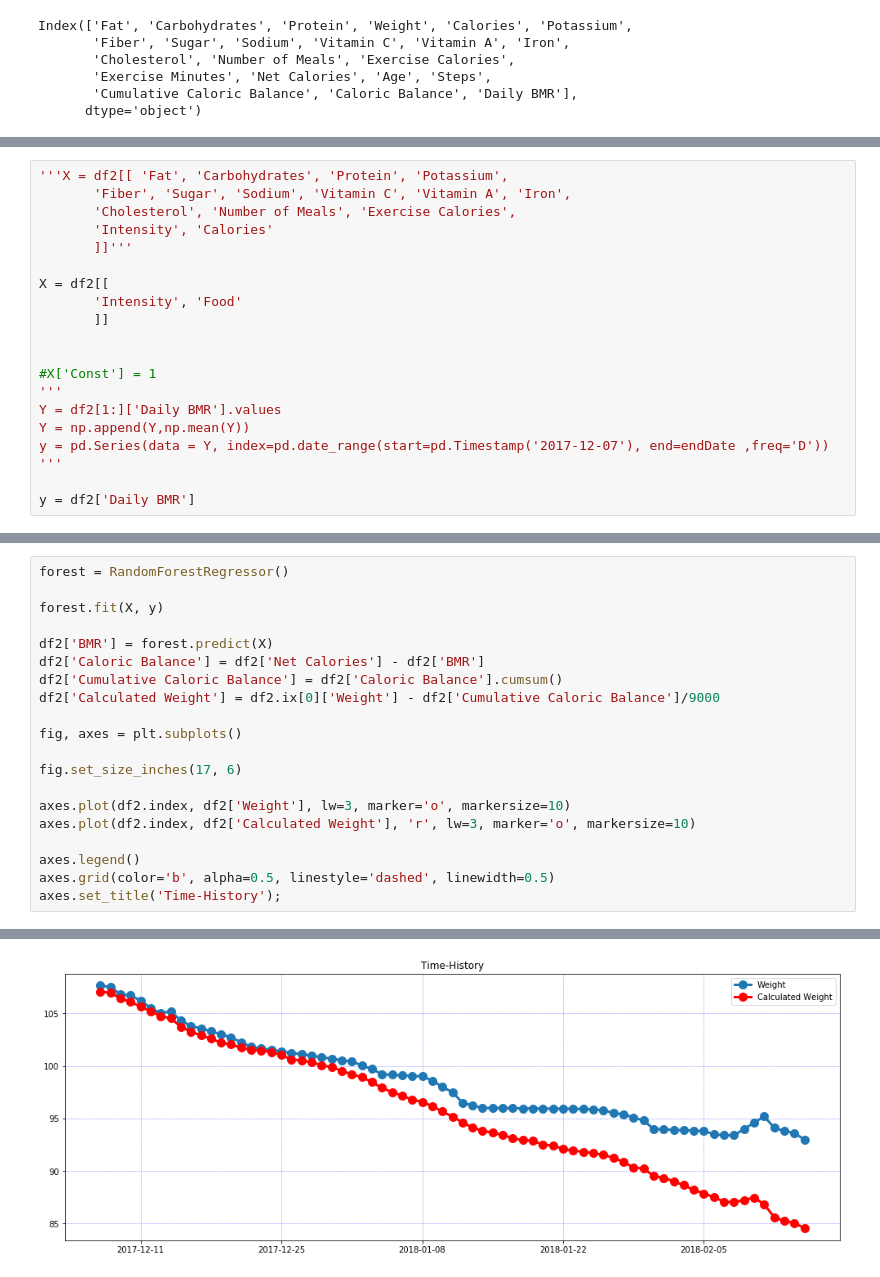
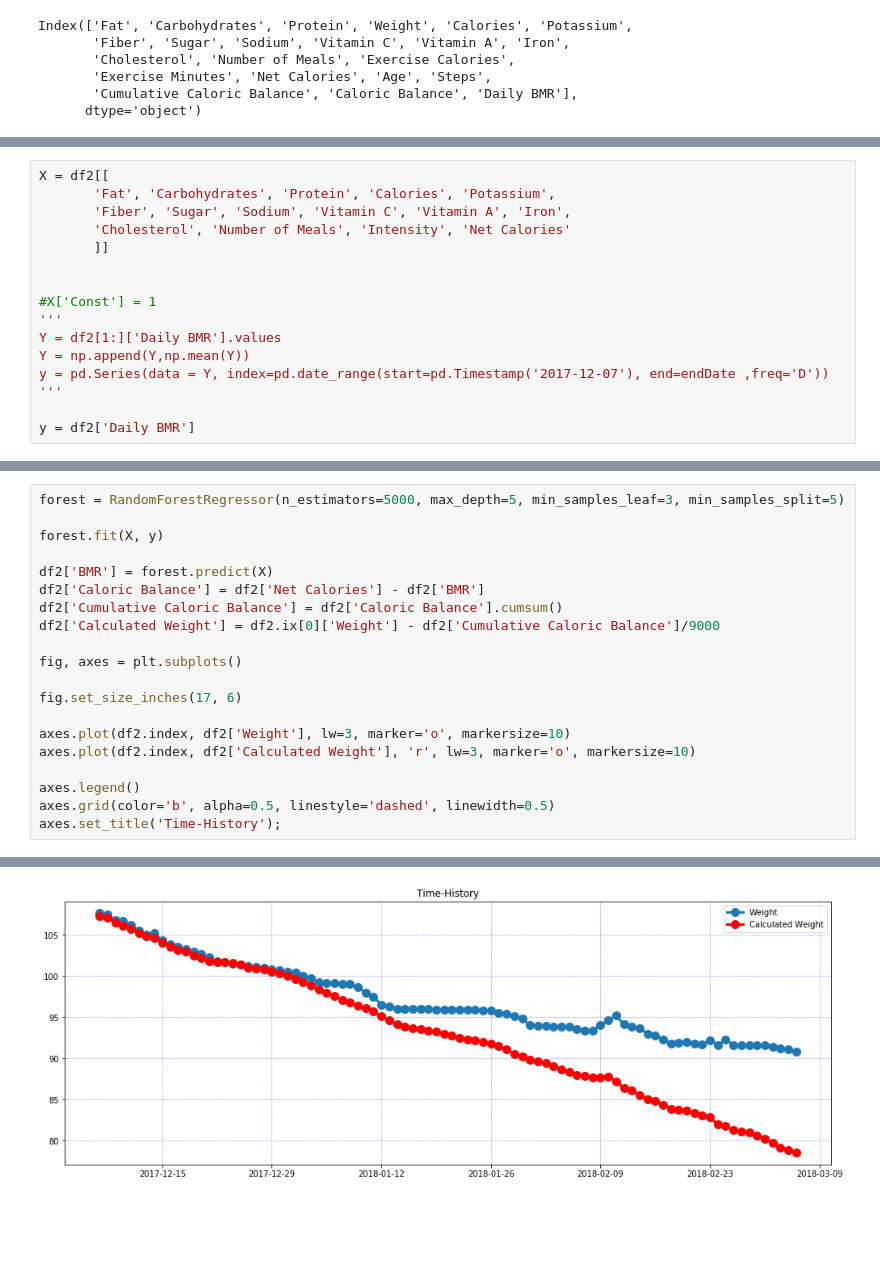
Before and after one commit to b1ck0/DataScience_MSc, a Jupyter notebook: temp/Health/Intermittent Fasting Rev 2.ipynb, the cells around one changed output, grey strips where cells are left out. Cells and saved outputs as stored; diff of their text form; blank space fills up the shorter version.

```diff
--- a/temp/Health/Intermittent Fasting Rev 2.ipynb
+++ b/temp/Health/Intermittent Fasting Rev 2.ipynb
@@ -436,12 +442,8 @@ See the caveats in the documentation: http://pandas.pydata.org/pandas-docs/stabl
 # %%
-'''X = df2[[ 'Fat', 'Carbohydrates', 'Protein', 'Potassium',
+X = df2[[
+       'Fat', 'Carbohydrates', 'Protein', 'Calories', 'Potassium',
        'Fiber', 'Sugar', 'Sodium', 'Vitamin C', 'Vitamin A', 'Iron',
-       'Cholesterol', 'Number of Meals', 'Exercise Calories',
-       'Intensity', 'Calories'
-       ]]'''
-
-X = df2[[
-       'Intensity', 'Food'
+       'Cholesterol', 'Number of Meals', 'Intensity', 'Net Calories'
        ]]
 
 
@@ -531,5 +533,5 @@ See the caveats in the documentation: http://pandas.pydata.org/pandas-docs/stabl
 # %%
-forest = RandomForestRegressor()
+forest = RandomForestRegressor(n_estimators=5000, max_depth=5, min_samples_leaf=3, min_samples_split=5)
 
 forest.fit(X, y)
 
@@ -541,34 +543,34 @@ df2['Calculated Weight'] = df2.ix[0]['Weight'] - df2['Cumulative Caloric Balance
 fig, axes = plt.subplots()
 
 fig.set_size_inches(17, 6)
 
 axes.plot(df2.index, df2['Weight'], lw=3, marker='o', markersize=10)
 axes.plot(df2.index, df2['Calculated Weight'], 'r', lw=3, marker='o', markersize=10)
 
 axes.legend()
 axes.grid(color='b', alpha=0.5, linestyle='dashed', linewidth=0.5)
 axes.set_title('Time-History');
 # %% [output]
 A value is trying to be set on a copy of a slice from a DataFrame.
 Try using .loc[row_indexer,col_indexer] = value instead
 
 See the caveats in the documentation: http://pandas.pydata.org/pandas-docs/stable/indexing.html#indexing-view-versus-copy
   """
 A value is trying to be set on a copy of a slice from a DataFrame.
 Try using .loc[row_indexer,col_indexer] = value instead
 
 See the caveats in the documentation: http://pandas.pydata.org/pandas-docs/stable/indexing.html#indexing-view-versus-copy
 
 A value is trying to be set on a copy of a slice from a DataFrame.
 Try using .loc[row_indexer,col_indexer] = value instead
 
 See the caveats in the documentation: http://pandas.pydata.org/pandas-docs/stable/indexing.html#indexing-view-versus-copy
   import sys
 A value is trying to be set on a copy of a slice from a DataFrame.
 Try using .loc[row_indexer,col_indexer] = value instead
 
 See the caveats in the documentation: http://pandas.pydata.org/pandas-docs/stable/indexing.html#indexing-view-versus-copy
-[figure, old version]
+[figure, new version]
 # %%
 fig, ax = plt.subplots(figsize=(16,10))
 
```
Also changed, not shown: parts of 23 cells of this notebook, 19 other files.
